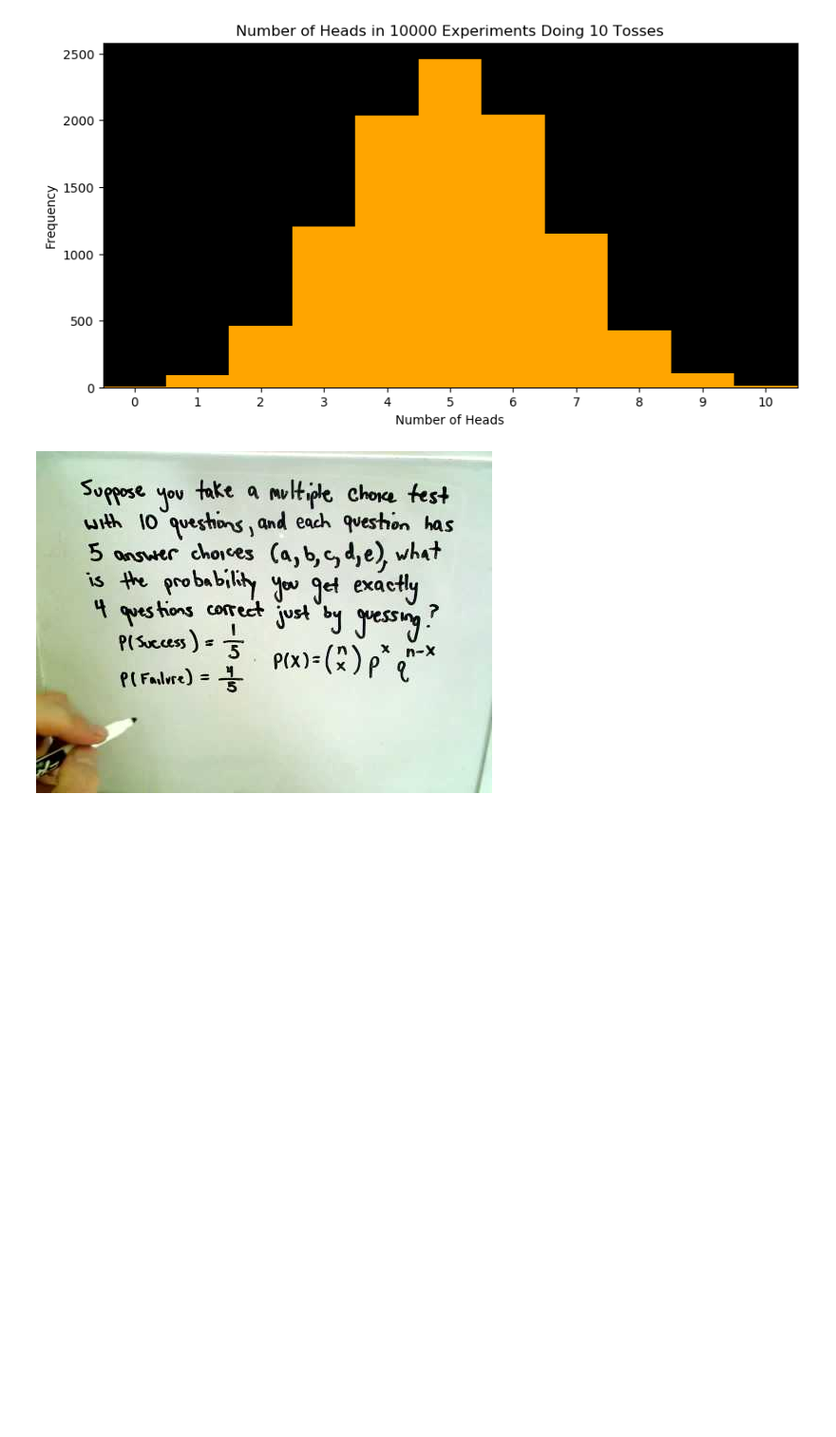
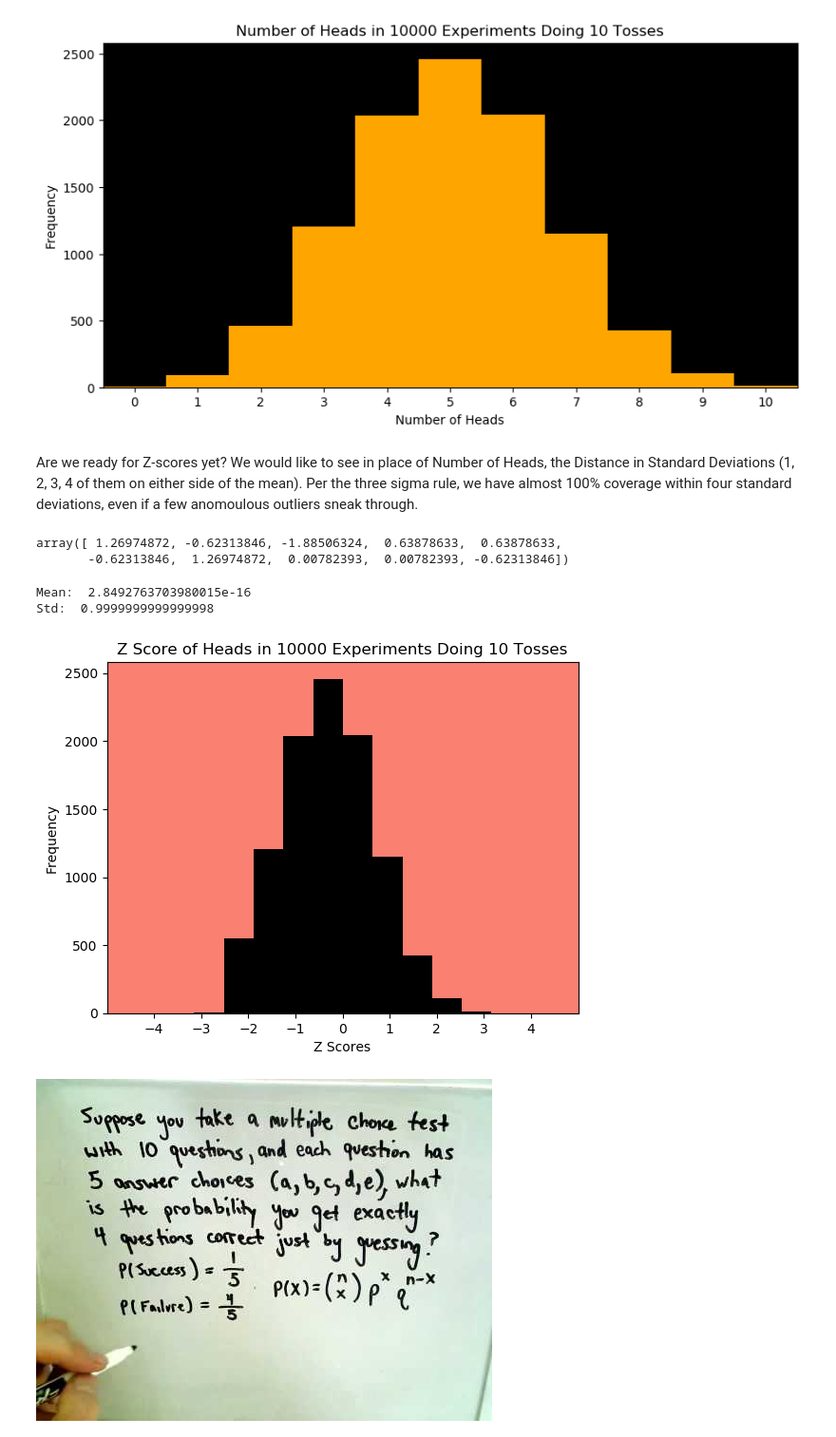
Before and after one commit to 4dsolutions/Curriculum_Development, a Jupyter notebook: IntroDS003.ipynb, the cells around one changed output. Shown at 95% size. Saved outputs shown, nothing was run; the diff lists cells and outputs as text; code cells hidden in the pictures; blank space fills up the shorter version.

```diff
--- a/IntroDS003.ipynb
+++ b/IntroDS003.ipynb
@@ -247,3 +346,13 @@ bad_carton_percent = 100 * sum(x > 0 for x in sample)/len(sample)
 f"{bad_carton_percent}%"
 # %% [output]
 '10.64%'
+# %%
+try:
+    print(next(rng))
+except TypeError as e:
+    print(e)
+
+try:
+    rng = iter(rng)
+except TypeError as e:
+    print(e)
@@ -281,6 +409,35 @@ plt.hist(number_of_heads, bins=[x-0.5 for x in range(12)], color="orange");
 plt.show();
 # %% [output]
 [figure]
+# %% [markdown]
+Are we ready for Z-scores yet?  We would like to see in place of Number of Heads, the Distance in Standard Deviations (1, 2, 3, 4 of them on either side of the mean).  Per the three sigma rule, we have almost 100% coverage within four standard deviations, even if a few anomoulous outliers sneak through.
+# %%
+Z = zscore(number_of_heads)
+Z[:10]
+# %% [output]
+array([ 1.26974872, -0.62313846, -1.88506324,  0.63878633,  0.63878633,
+       -0.62313846,  1.26974872,  0.00782393,  0.00782393, -0.62313846])
+# %%
+print("Mean: ", Z.mean()) # should be close to 0
+print("Std: ", Z.std())   # should be close to 1
+# %% [output]
+Mean:  2.8492763703980015e-16
+Std:  0.9999999999999998
+# %%
+ax1   = plt.subplot('111')
+rect = ax1.patch  # a Rectangle instance
+rect.set_facecolor('salmon')
+
+plt.title("Z Score of Heads in {} Experiments Doing {} Tosses".format(10_000,10))
+ax1.set_xlabel('Z Scores')
+ax1.set_ylabel('Frequency')
+plt.xticks(range(-4,5))
+ax1.set_xlim(-5,5)
+
+plt.hist(Z, color="black");
+plt.show();
+# %% [output]
+[figure, added]
 # %%
 from IPython.display import YouTubeVideo
 YouTubeVideo('xNLQuuvE9ug')
```
Also changed, not shown: parts of 41 cells of this notebook, 4 other files.
